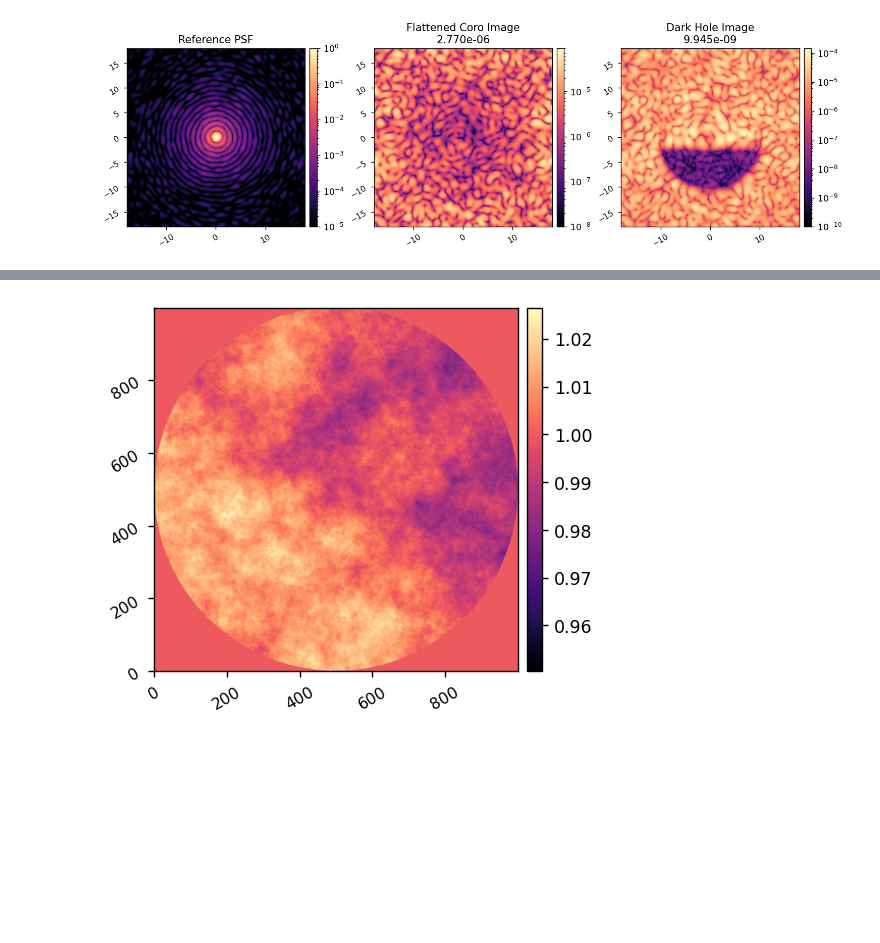
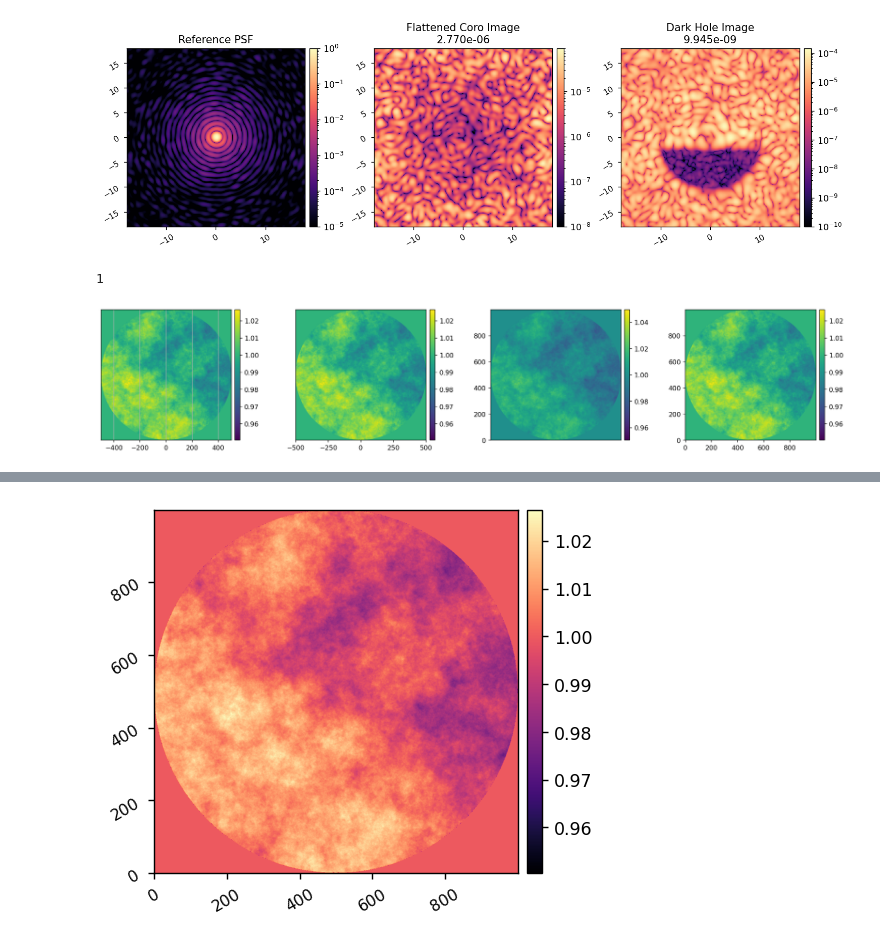
Before and after one commit to kian1377/esc-fresnel, a Jupyter notebook: notebooks/esc_fresnel_beamwalk.ipynb, the cells around one changed output, grey strips where cells are left out. Cells and saved outputs as stored; diff of their text form; code cells hidden in the pictures; blank space fills up the shorter version.

Commit message:
making a better imshows function

```diff
--- a/notebooks/esc_fresnel_beamwalk.ipynb
+++ b/notebooks/esc_fresnel_beamwalk.ipynb
@@ -121,3 +122,23 @@ imshow3(
 # %% [output]
 [figure]
 [figure]
+# %%
+import esc_fresnel.imshows as imshows
+reload(imshows)
+
+amp_map = wfes['m1'].amplitude
+amp_map[amp_map<0.9] = 1
+
+imshows.imshow(
+    [amp_map, amp_map, amp_map, amp_map],
+    pxscls=[1, 1,],
+    norms=[None, None, CenteredNorm(vcenter=1)],
+    xticks=[None, np.linspace(-500, 500, 5), []],
+    yticks=[[], [], None],
+    grids=[1],
+    figsize=(20,5),
+    wspace=0.4,
+)
+# %% [output]
+1
+[figure, added]
```
Also changed, not shown: parts of 4 cells of this notebook, 1 other file.
